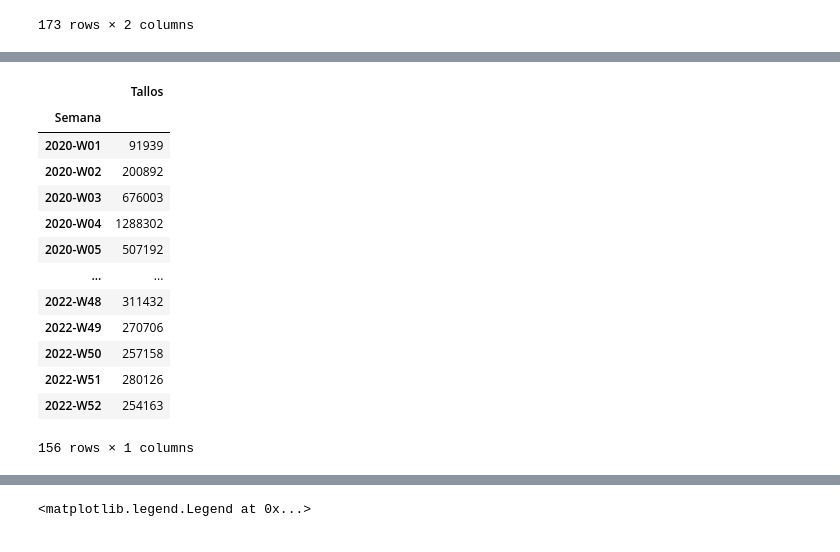
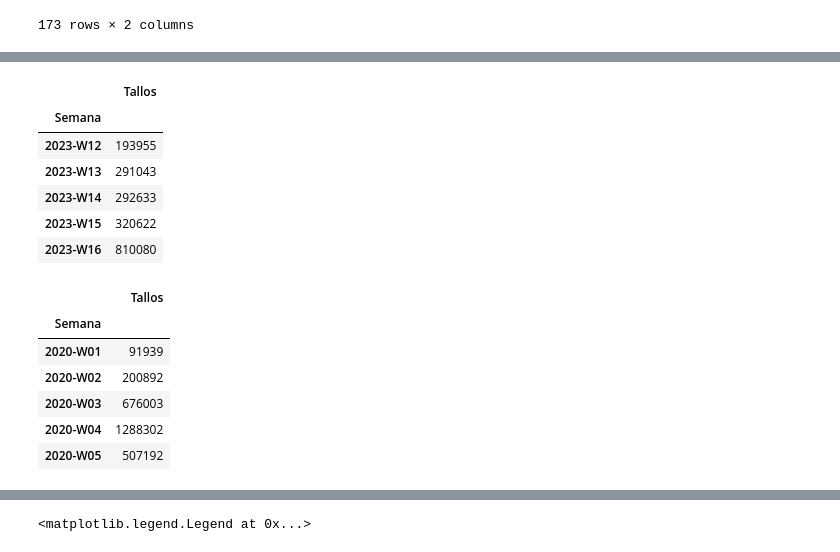
Before and after one commit to angelamejia804/TimeSeries, a Jupyter notebook: Preparacion_TimeSeries_Recepcion_2_1.ipynb, the cells around one changed output, grey strips where cells are left out. Cells and saved outputs as stored; diff of their text form; code cells hidden in the pictures.

```diff
--- a/Preparacion_TimeSeries_Recepcion_2_1.ipynb
+++ b/Preparacion_TimeSeries_Recepcion_2_1.ipynb
@@ -188,6 +188,3 @@ df_recepcion
 173 rows × 2 columns
 # %%
 df_recepcion=df_recepcion.groupby('Semana').sum() # promedio semanal
-# %%
-df_recepcion=df_recepcion.loc['2020-W01':'2022-W53'] #dejamos el 2023 para probar el modelo
-df_recepcion.head()
@@ -202,17 +191,20 @@ df_recepcion.head()
 # %%
-df_recepcion
+df_recepcion.tail()
 # %% [output]
 |  | Tallos |
 | Semana |  |
-| 2020-W01 | 91939 |
-| 2020-W02 | 200892 |
-| 2020-W03 | 676003 |
-| 2020-W04 | 1288302 |
-| 2020-W05 | 507192 |
-| ... | ... |
-| 2022-W48 | 311432 |
-| 2022-W49 | 270706 |
-| 2022-W50 | 257158 |
-| 2022-W51 | 280126 |
-| 2022-W52 | 254163 |
+| 2023-W12 | 193955 |
+| 2023-W13 | 291043 |
+| 2023-W14 | 292633 |
+| 2023-W15 | 320622 |
+| 2023-W16 | 810080 |
-156 rows × 1 columns
+# %%
+df_recepcion_traint.head()
+# %% [output]
+|  | Tallos |
+| Semana |  |
+| 2020-W01 | 91939 |
+| 2020-W02 | 200892 |
+| 2020-W03 | 676003 |
+| 2020-W04 | 1288302 |
+| 2020-W05 | 507192 |
```
Also changed, not shown: parts of 15 cells of this notebook.
